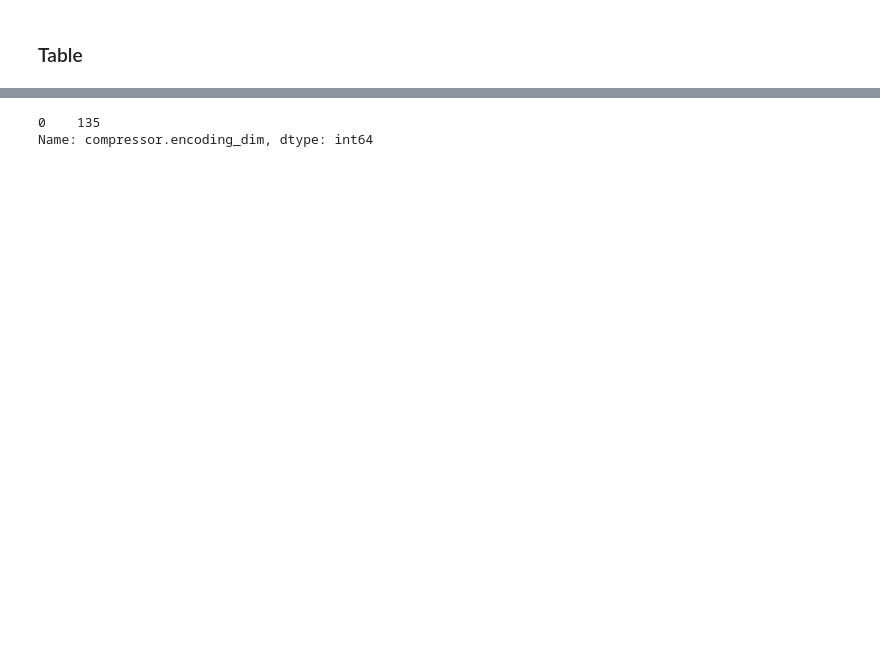
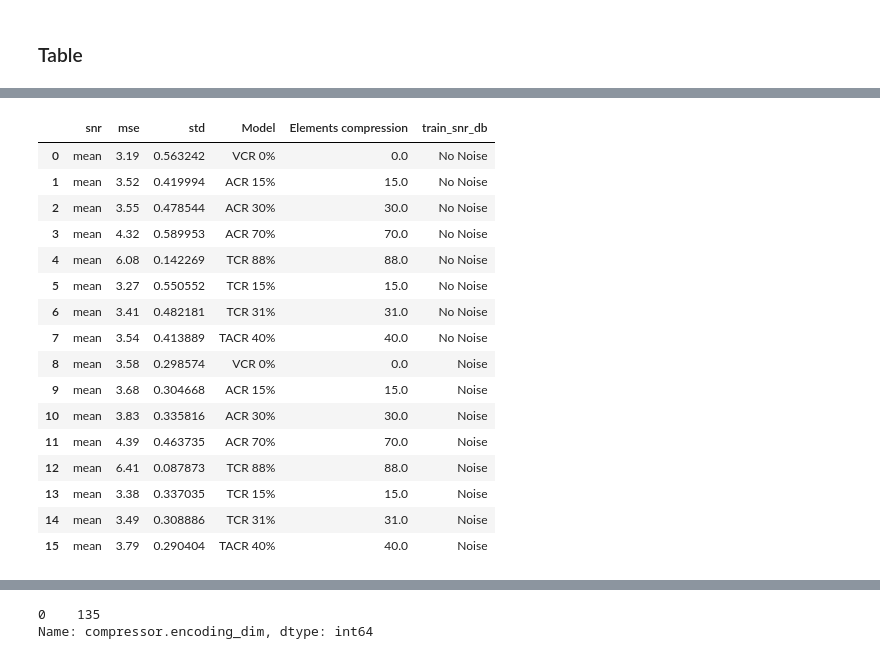
Before and after one commit to alessiodevoto/peekvit, a Jupyter notebook: result_processing_august3.ipynb, the cells around one changed output, grey strips where cells are left out. Saved outputs shown, nothing was run; the diff lists cells and outputs as text; code cells hidden in the pictures; blank space fills up the shorter version.

```diff
--- a/result_processing_august3.ipynb
+++ b/result_processing_august3.ipynb
@@ -1201,0 +1567,20 @@ pivot_df_std = new_df.pivot_table(
+# %%
+new_df
+# %% [output]
+|  | snr | mse | std | Model | Elements compression | train_snr_db |
+| 0 | mean | 3.19 | 0.563242 | VCR 0% | 0.0 | No Noise |
+| 1 | mean | 3.52 | 0.419994 | ACR 15% | 15.0 | No Noise |
+| 2 | mean | 3.55 | 0.478544 | ACR 30% | 30.0 | No Noise |
+| 3 | mean | 4.32 | 0.589953 | ACR 70% | 70.0 | No Noise |
+| 4 | mean | 6.08 | 0.142269 | TCR 88% | 88.0 | No Noise |
+| 5 | mean | 3.27 | 0.550552 | TCR 15% | 15.0 | No Noise |
+| 6 | mean | 3.41 | 0.482181 | TCR 31% | 31.0 | No Noise |
+| 7 | mean | 3.54 | 0.413889 | TACR 40% | 40.0 | No Noise |
+| 8 | mean | 3.58 | 0.298574 | VCR 0% | 0.0 | Noise |
+| 9 | mean | 3.68 | 0.304668 | ACR 15% | 15.0 | Noise |
+| 10 | mean | 3.83 | 0.335816 | ACR 30% | 30.0 | Noise |
+| 11 | mean | 4.39 | 0.463735 | ACR 70% | 70.0 | Noise |
+| 12 | mean | 6.41 | 0.087873 | TCR 88% | 88.0 | Noise |
+| 13 | mean | 3.38 | 0.337035 | TCR 15% | 15.0 | Noise |
+| 14 | mean | 3.49 | 0.308886 | TCR 31% | 31.0 | Noise |
+| 15 | mean | 3.79 | 0.290404 | TACR 40% | 40.0 | Noise |
```
Also changed, not shown: parts of 43 cells of this notebook, 8 other files.
